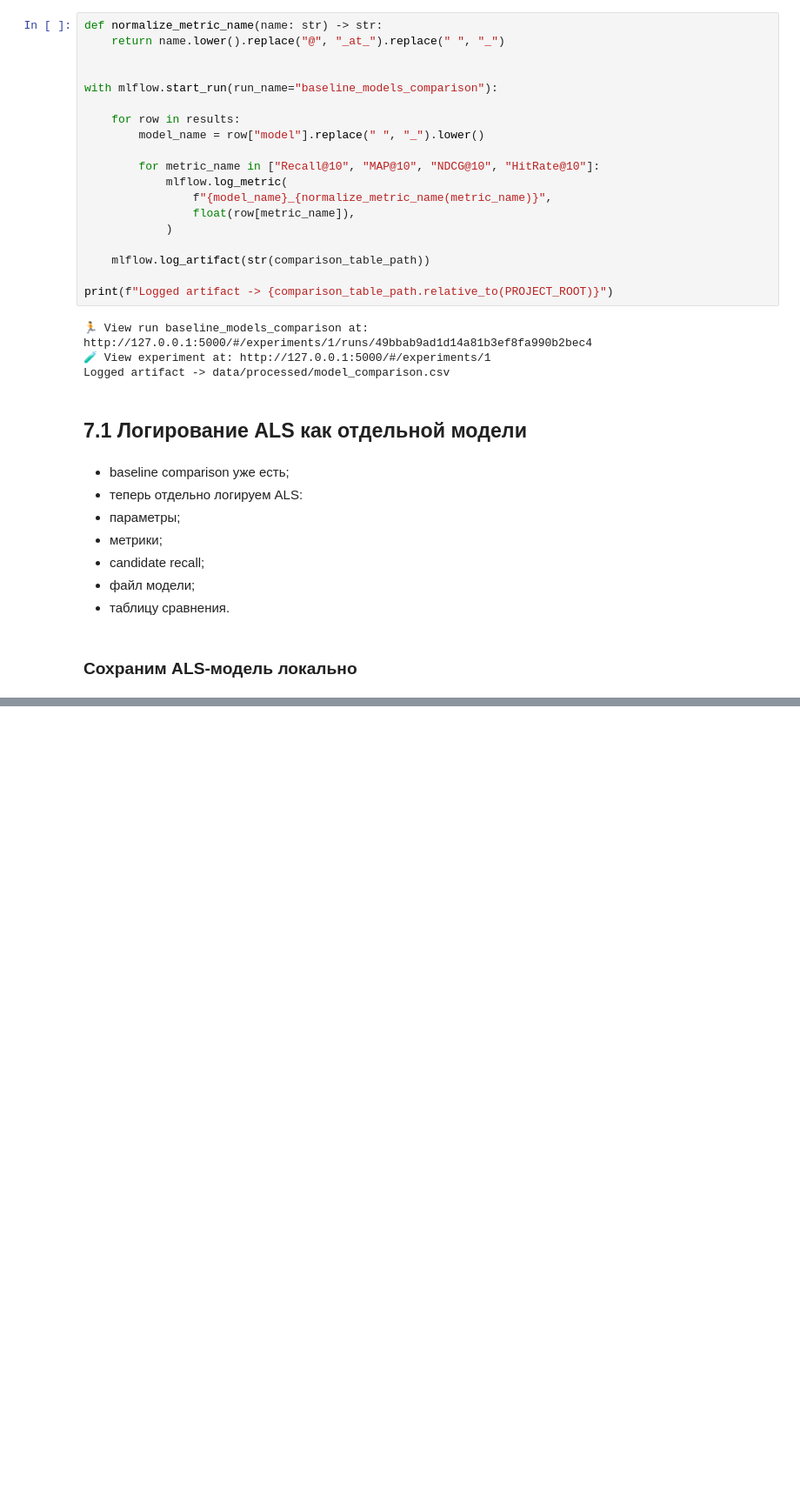
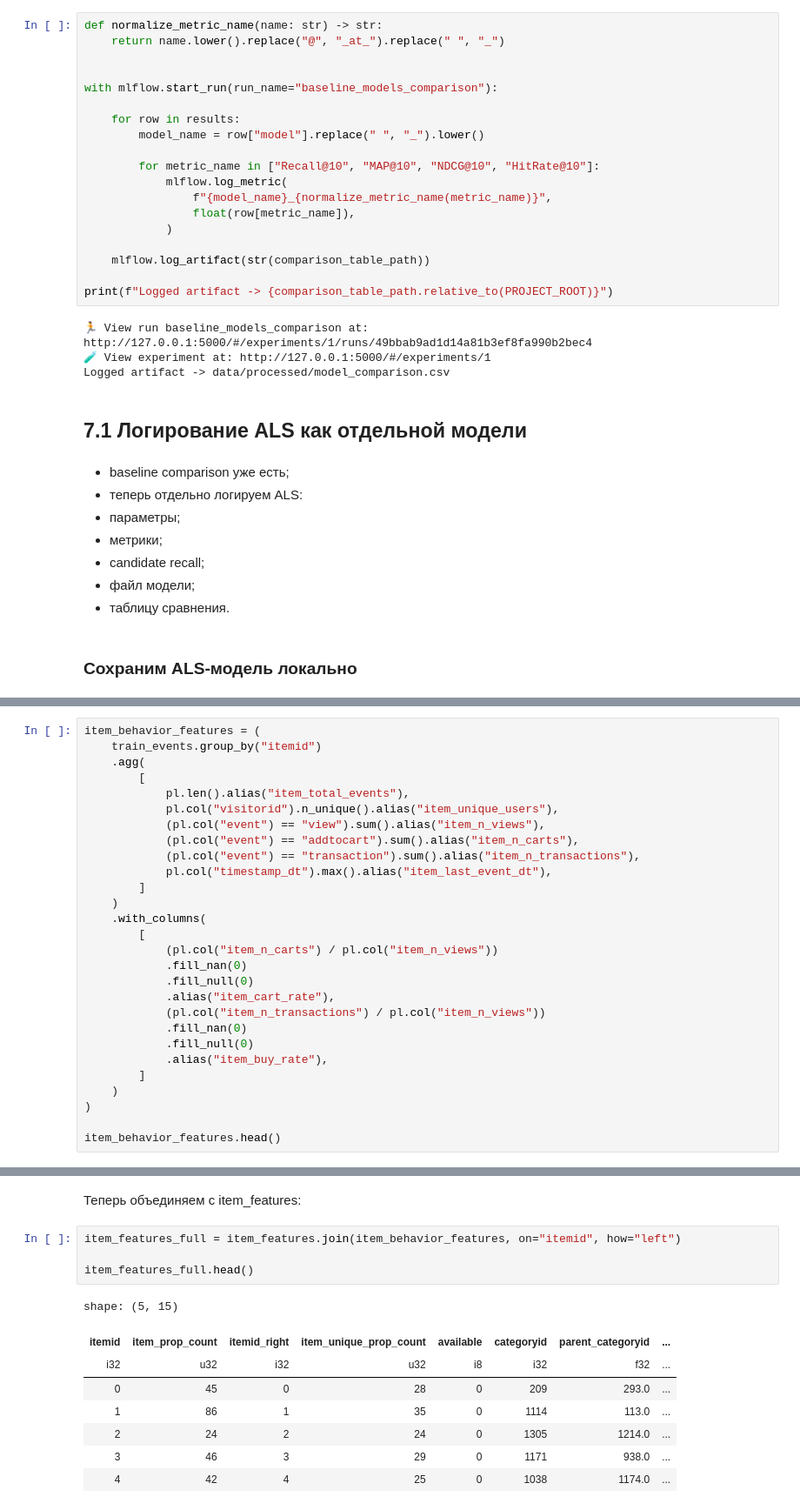
Before and after one commit to Manaam9/ecommerce-recsys, a Jupyter notebook: notebooks/02_modeling.ipynb, the cells around one changed output, grey strips where cells are left out. Shown at 87% size. Saved outputs shown, nothing was run; the diff lists cells and outputs as text; blank space fills up the shorter version.

```diff
--- a/notebooks/02_modeling.ipynb
+++ b/notebooks/02_modeling.ipynb
@@ -1674,0 +1864,28 @@ NameError: name 'joblib' is not defined
+# %%
+item_behavior_features = (
+    train_events.group_by("itemid")
+    .agg(
+        [
+            pl.len().alias("item_total_events"),
+            pl.col("visitorid").n_unique().alias("item_unique_users"),
+            (pl.col("event") == "view").sum().alias("item_n_views"),
+            (pl.col("event") == "addtocart").sum().alias("item_n_carts"),
+            (pl.col("event") == "transaction").sum().alias("item_n_transactions"),
+            pl.col("timestamp_dt").max().alias("item_last_event_dt"),
+        ]
+    )
+    .with_columns(
+        [
+            (pl.col("item_n_carts") / pl.col("item_n_views"))
+            .fill_nan(0)
+            .fill_null(0)
+            .alias("item_cart_rate"),
+            (pl.col("item_n_transactions") / pl.col("item_n_views"))
+            .fill_nan(0)
+            .fill_null(0)
+            .alias("item_buy_rate"),
+        ]
+    )
+)
+
+item_behavior_features.head()
@@ -1674,0 +1901,15 @@ NameError: name 'joblib' is not defined
+# %% [markdown]
+Теперь объединяем с item_features:
+# %%
+item_features_full = item_features.join(item_behavior_features, on="itemid", how="left")
+
+item_features_full.head()
+# %% [output]
+shape: (5, 15)
+| itemid | item_prop_count | itemid_right | item_unique_prop_count | available | categoryid | parent_categoryid | ... |
+| i32 | u32 | i32 | u32 | i8 | i32 | f32 | ... |
+| 0 | 45 | 0 | 28 | 0 | 209 | 293.0 | ... |
+| 1 | 86 | 1 | 35 | 0 | 1114 | 113.0 | ... |
+| 2 | 24 | 2 | 24 | 0 | 1305 | 1214.0 | ... |
+| 3 | 46 | 3 | 29 | 0 | 1171 | 938.0 | ... |
+| 4 | 42 | 4 | 25 | 0 | 1038 | 1174.0 | ... |
```
Also changed, not shown: parts of 35 cells of this notebook.
